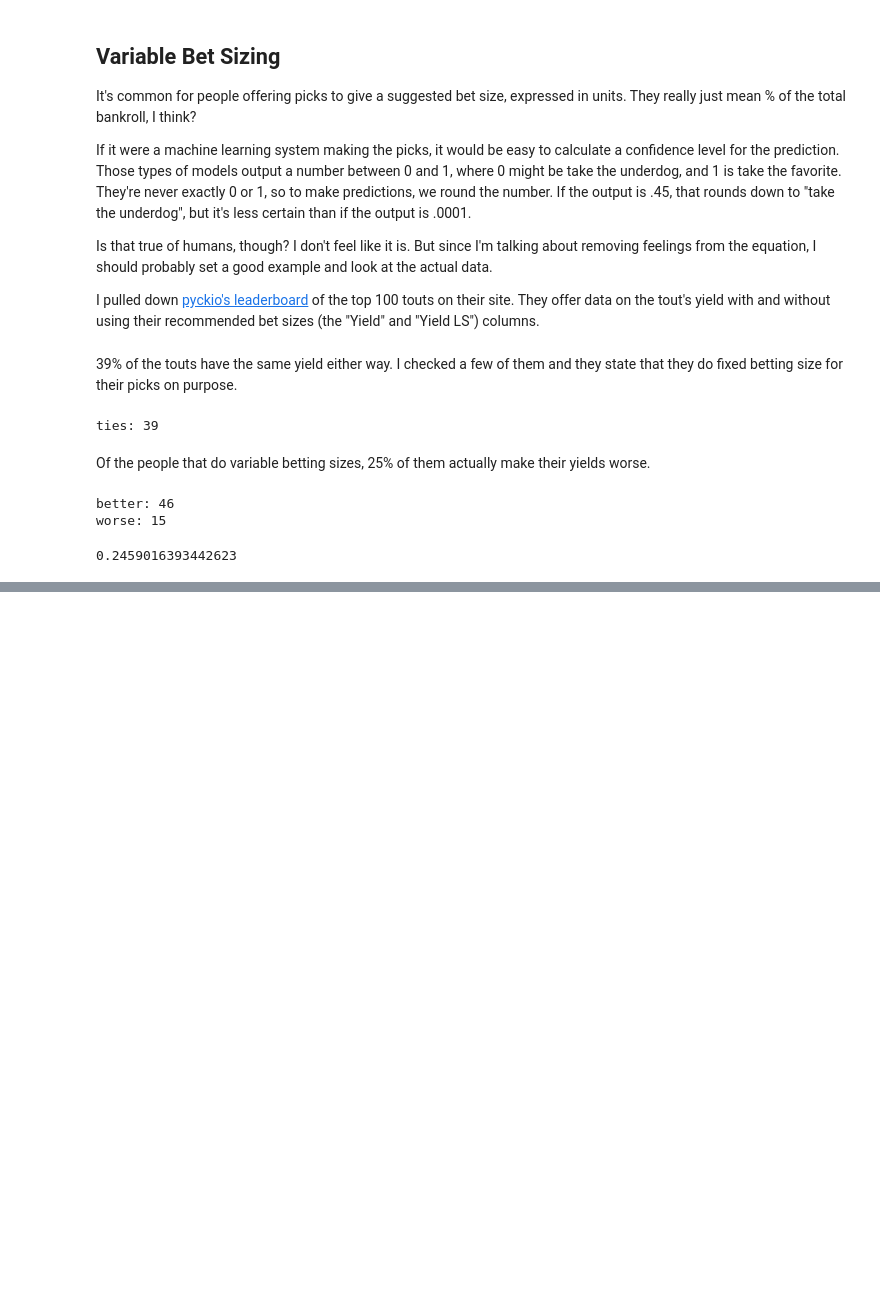
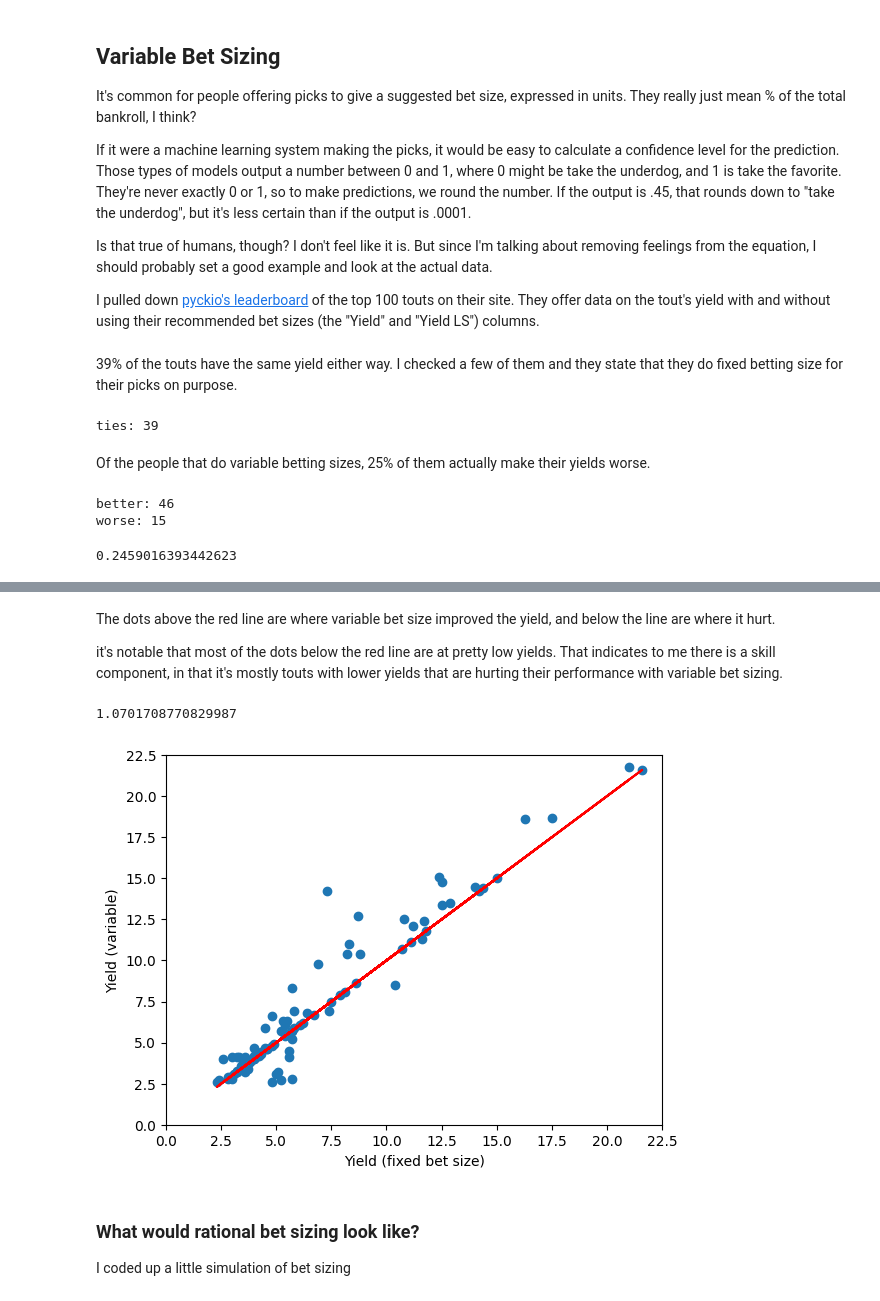
Before and after one commit to csdurfee/book, a Jupyter notebook: ep 7 TOUTS.ipynb, the cells around one changed output, grey strips where cells are left out. Saved outputs shown, nothing was run; the diff lists cells and outputs as text; code cells hidden in the pictures; blank space fills up the shorter version.

```diff
--- a/ep 7 TOUTS.ipynb
+++ b/ep 7 TOUTS.ipynb
@@ -447,0 +461,28 @@ worse: 15
+# %% [markdown]
+The dots above the red line are where variable bet size improved the yield, and below the line are where it hurt.
+
+it's notable that most of the dots below the red line are at pretty low yields. That indicates to me there is a skill component, in that it's mostly touts with lower yields that are hurting their performance with variable bet sizing.
+# %%
+x = df['Yield LS']
+y = df['Yield']
+
+slope, intercept = np.polyfit(x,y, 1)
+trend_line = slope * x + intercept
+
+plt.scatter(x, y)
+plt.plot(x, x, color="r")
+#plt.plot(x, trend_line, color="g")
+plt.xlabel("Yield (fixed bet size)")
+plt.ylabel("Yield (variable)")
+ax = plt.gca()
+ax.set_xlim([0, 22.5])
+_trash = ax.set_ylim([0,22.5])
+
+print(slope)
+# %% [output]
+1.0701708770829987
+[figure, added]
+# %% [markdown]
+### What would rational bet sizing look like?
+
+I coded up a little simulation of bet sizing
```
Also changed, not shown: parts of 27 cells of this notebook.
